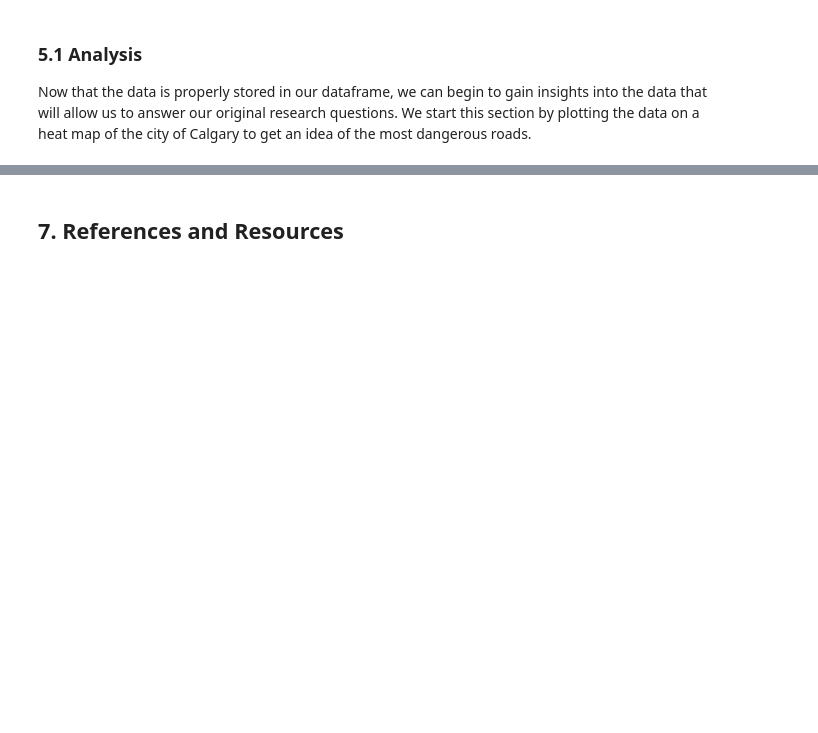
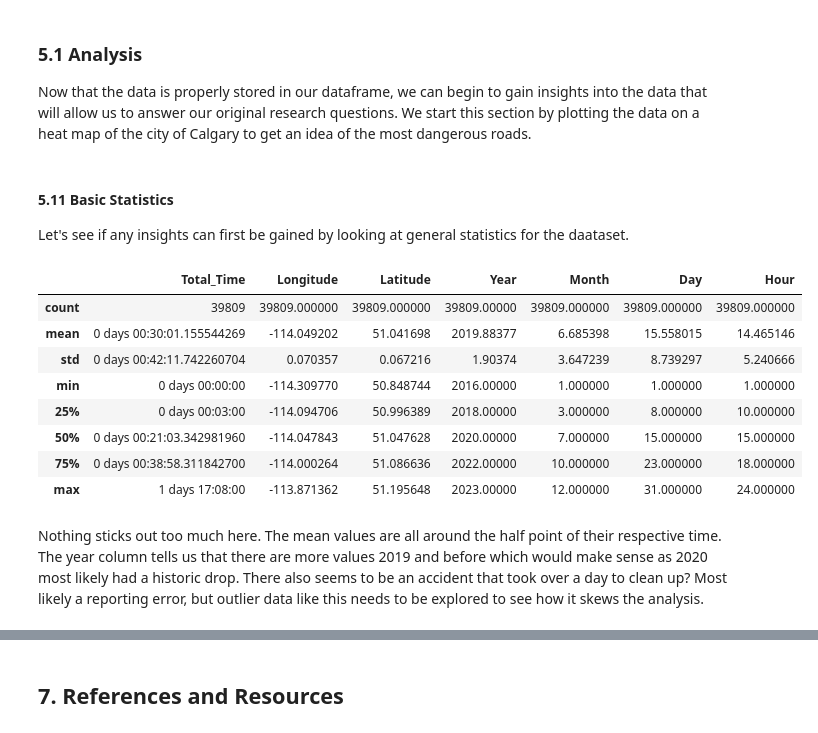
Before and after one commit to Gage-Fleming/City-of-Calgary-Data-Analysis, a Jupyter notebook: midterm.ipynb, the cells around one changed output, grey strips where cells are left out. Drawn from its saved outputs; the diff is of its cells as text; code cells hidden in the pictures; blank space fills up the shorter version.

```diff
--- a/midterm.ipynb
+++ b/midterm.ipynb
@@ -555,3 +556,21 @@ The dataframe has now been adjusted to properly house the traffic incident data.
 ### 5.1 Analysis
 
 Now that the data is properly stored in our dataframe, we can begin to gain insights into the data that will allow us to answer our original research questions. We start this section by plotting the data on a heat map of the city of Calgary to get an idea of the most dangerous roads.
+# %% [markdown]
+#### 5.11 Basic Statistics
+
+Let's see if any insights can first be gained by looking at general statistics for the daataset.
+# %%
+df.describe()
+# %% [output]
+|  | Total_Time | Longitude | Latitude | Year | Month | Day | Hour |
+| count | 39809 | 39809.000000 | 39809.000000 | 39809.00000 | 39809.000000 | 39809.000000 | 39809.000000 |
+| mean | 0 days 00:30:01.155544269 | -114.049202 | 51.041698 | 2019.88377 | 6.685398 | 15.558015 | 14.465146 |
+| std | 0 days 00:42:11.742260704 | 0.070357 | 0.067216 | 1.90374 | 3.647239 | 8.739297 | 5.240666 |
+| min | 0 days 00:00:00 | -114.309770 | 50.848744 | 2016.00000 | 1.000000 | 1.000000 | 1.000000 |
+| 25% | 0 days 00:03:00 | -114.094706 | 50.996389 | 2018.00000 | 3.000000 | 8.000000 | 10.000000 |
+| 50% | 0 days 00:21:03.342981960 | -114.047843 | 51.047628 | 2020.00000 | 7.000000 | 15.000000 | 15.000000 |
+| 75% | 0 days 00:38:58.311842700 | -114.000264 | 51.086636 | 2022.00000 | 10.000000 | 23.000000 | 18.000000 |
+| max | 1 days 17:08:00 | -113.871362 | 51.195648 | 2023.00000 | 12.000000 | 31.000000 | 24.000000 |
+# %% [markdown]
+Nothing sticks out too much here. The mean values are all around the half point of their respective time. The year column tells us that there are more values 2019 and before which would make sense as 2020 most likely had a historic drop. There also seems to be an accident that took over a day to clean up? Most likely a reporting error, but outlier data like this needs to be explored to see how it skews the analysis.
```
Also changed, not shown: parts of 14 cells of this notebook, 1 other file.
